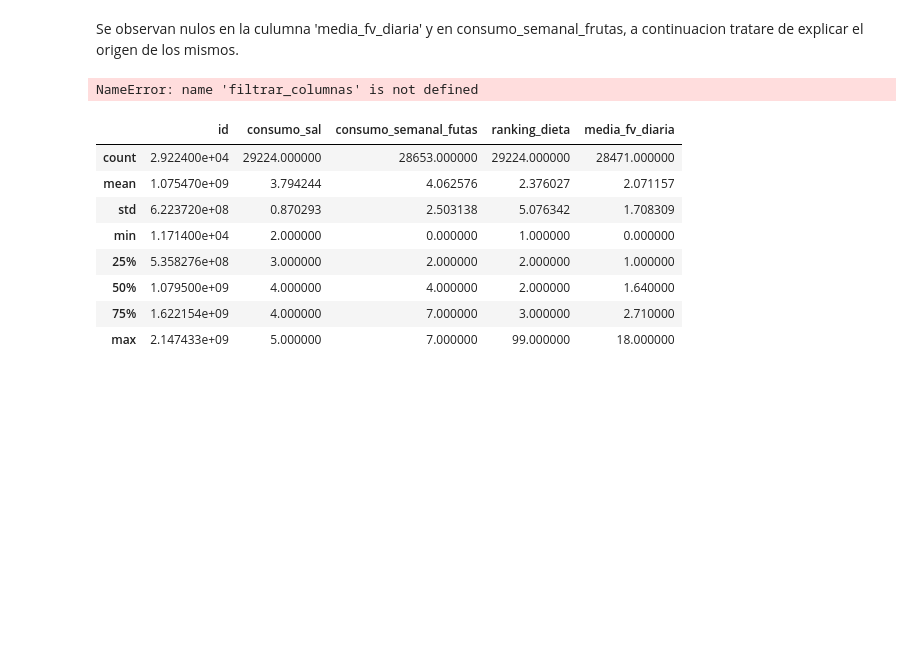
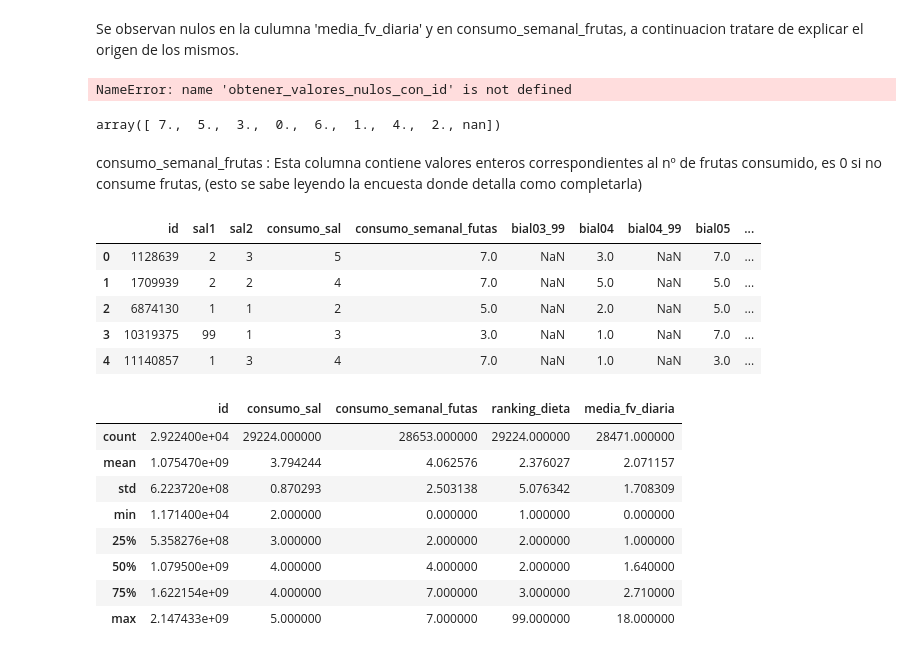
Before and after one commit to Data-Science-YPF/factores_riesgo, a Jupyter notebook: analisisBD.ipynb, the cells around one changed output. Cells and saved outputs as stored; diff of their text form; code cells hidden in the pictures; blank space fills up the shorter version.

Commit message:
analisis alimentacion

```diff
--- a/analisisBD.ipynb
+++ b/analisisBD.ipynb
@@ -279,10 +279,29 @@ calcular_nulos_y_porcentaje(alimentacion)
 Se observan nulos en la culumna 'media_fv_diaria' y en consumo_semanal_frutas, a continuacion tratare de explicar el origen de los mismos.
 # %%
 # De la tabla sin filtrar, busco mis columnas pertenecientes a la tabla alimentacion, con una funcion importada de funciones.py
-columnas_alimento = [['id', 'sal1', 'sal2', 'consumo_sal', 'consumo_semanal_futas','bial03_99', 'bial04', 'bial04_99', 'bial05', 'bial05_99', 'bial06','bial06_99', 'bial07', 'ranking_dieta', 'bial09', 'bial10','media_fv_diaria', 'consumo_fv', 'barreras_fyv']]
+columnas_alimento = ['id', 'sal1', 'sal2', 'consumo_sal', 'consumo_semanal_futas','bial03_99', 'bial04', 'bial04_99', 'bial05', 'bial05_99', 'bial06','bial06_99', 'bial07', 'ranking_dieta', 'bial09', 'bial10','media_fv_diaria', 'consumo_fv', 'barreras_fyv']
 alimentacion_nofiltro = filtrar_columnas(friesgo_2018_raw,columnas_alimento)
-# %% [output]
-NameError: name 'filtrar_columnas' is not defined
+# %%
+# Busco que valores tiene la columna submuestra para los valores nulos en la columna consumo_semanal_frutas
+columnas_objetivo = ['id','submuestra']
+obtener_valores_nulos_con_id(friesgo_2018_raw,alimentacion_nofiltro.consumo_semanal_frutas)
+# %% [output]
+NameError: name 'obtener_valores_nulos_con_id' is not defined
+# %%
+alimentacion_nofiltro.consumo_semanal_futas.unique()
+# %% [output]
+array([ 7.,  5.,  3.,  0.,  6.,  1.,  4.,  2., nan])
+# %% [markdown]
+consumo_semanal_frutas : Esta columna contiene valores enteros correspondientes al nº de frutas consumido, es 0 si no consume frutas, (esto se sabe leyendo la encuesta donde detalla como completarla)
+# %%
+alimentacion_nofiltro.head()
+# %% [output]
+|  | id | sal1 | sal2 | consumo_sal | consumo_semanal_futas | bial03_99 | bial04 | bial04_99 | bial05 | ... |
+| 0 | 1128639 | 2 | 3 | 5 | 7.0 | NaN | 3.0 | NaN | 7.0 | ... |
+| 1 | 1709939 | 2 | 2 | 4 | 7.0 | NaN | 5.0 | NaN | 5.0 | ... |
+| 2 | 6874130 | 1 | 1 | 2 | 5.0 | NaN | 2.0 | NaN | 5.0 | ... |
+| 3 | 10319375 | 99 | 1 | 3 | 3.0 | NaN | 1.0 | NaN | 7.0 | ... |
+| 4 | 11140857 | 1 | 3 | 4 | 7.0 | NaN | 1.0 | NaN | 3.0 | ... |
 # %%
 alimentacion.describe()
 # %% [output]
```
Also changed, not shown: parts of 2 cells of this notebook, 1 other file.
